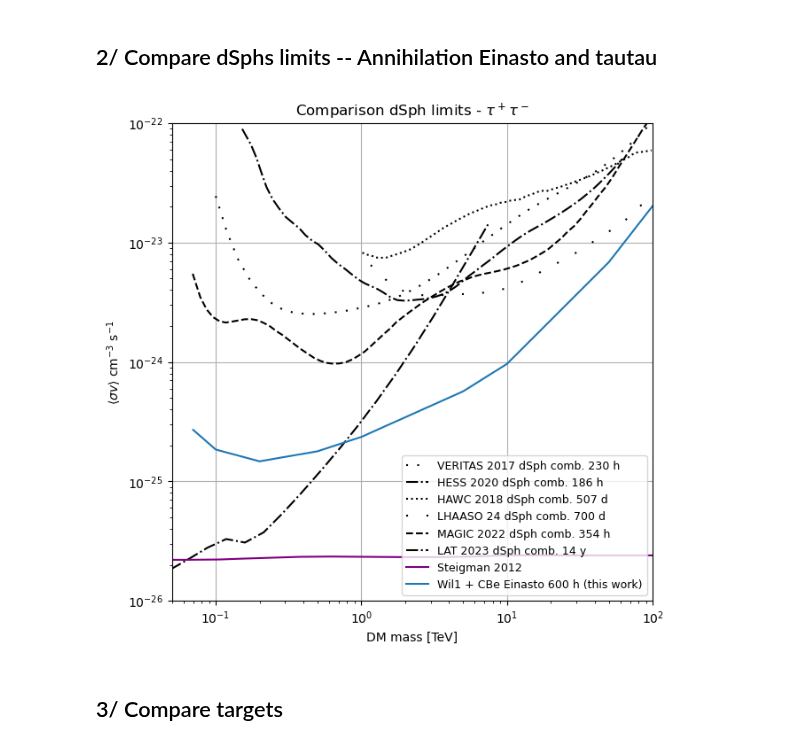
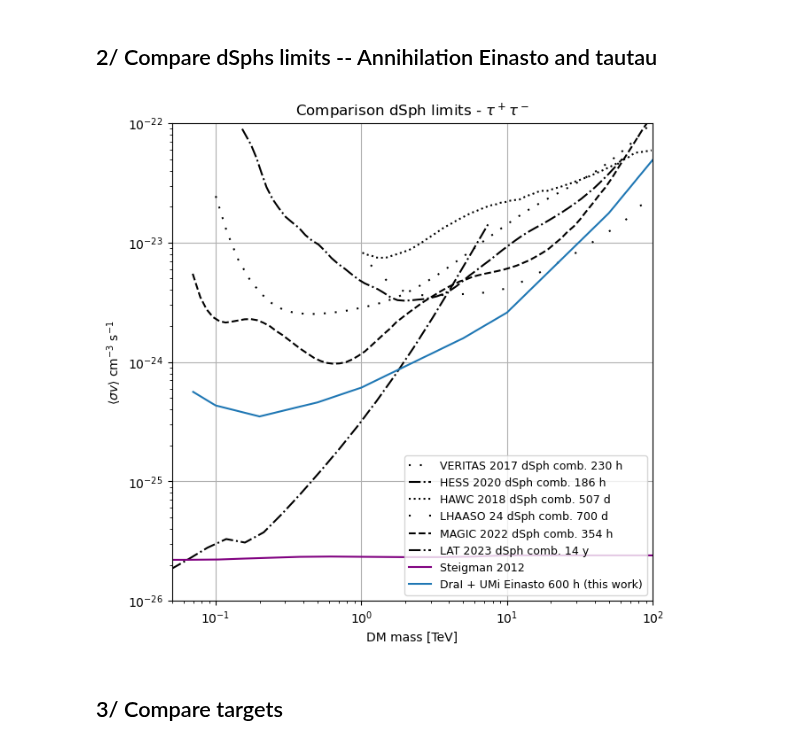
Before and after one commit to micheledoro/gDMbounds, a Jupyter notebook: sandbox/mdoro/makeplot_dsphKSP_compare_target.ipynb, the cells around one changed output. Saved outputs shown, nothing was run; the diff lists cells and outputs as text; code cells hidden in the pictures.

```diff
--- a/sandbox/mdoro/makeplot_dsphKSP_compare_target.ipynb
+++ b/sandbox/mdoro/makeplot_dsphKSP_compare_target.ipynb
@@ -30,7 +30,8 @@ veritas_17_mdsph_ann = ascii.read(pathb +  "veritas/veritas_2017_multidsph_ann_b
 
 #ctao_combined_ann_bb = ascii.read(path + "sandbox/temp/dsphksp_combined_Wil1_and_CBe_Einasto_600h_bb.csv")
 # %%
-ctao_combined_ann = pd.read_csv('sv_limits_quantiles/Combined_Annichilation_CBe_Wil1_T600.csv')
+#ctao_combined_ann = pd.read_csv('sv_limits_quantiles/Combined_Annichilation_CBe_Wil1_T600.csv')
+ctao_combined_ann = pd.read_csv('sv_limits_quantiles_files_wsj/Combined_Einasto_Annichilation_DraI_UMi_T600_wsj.csv')
 
 mask_ann_bb = (ctao_combined_ann['quantile'] == 0.5) & (ctao_combined_ann['profile']=="Einasto") & (ctao_combined_ann['ch']=='b')
 mask_ann_tautau = (ctao_combined_ann['quantile'] == 0.5) & (ctao_combined_ann['profile']=="Einasto") & (ctao_combined_ann['ch']=='tau')
@@ -90,33 +91,33 @@ veritas_17_mdsph_ann = ascii.read(pathb +  "veritas/veritas_2017_multidsph_ann_t
 # %%
 plt.figure(figsize=(7,7))
 plt.xlabel("DM mass [TeV]")
 plt.ylabel(r"$\langle\sigma v \rangle$ cm$^{-3}$ s$^{-1}$")
 plt.xlim(5e-2,1e2)
 plt.ylim(1e-26,1e-22)
 plt.title(r'Comparison dSph limits - $\tau^+\tau^-$')
 #plt.title(r'Comparison dSph limits - $b\bar{b}$')
 
 
 plt.loglog(veritas_17_mdsph_ann['mass']*1e-3,veritas_17_mdsph_ann['sigmav'],color='k',linestyle=(0, (1, 5)),label="VERITAS 2017 dSph comb. 230 h")
 plt.loglog(hess_20_mdsph_ann['mass']*1,hess_20_mdsph_ann['sigmav'],color='k',linestyle='dashdot',label="HESS 2020 dSph comb. 186 h")
 plt.loglog(hawc_18_mdsph_ann['mass']*1,hawc_18_mdsph_ann['sigmav'],color='k',linestyle='dotted',label="HAWC 2018 dSph comb. 507 d")
 plt.loglog(lhaaso_24_mdsph_ann['mass'],lhaaso_24_mdsph_ann['sigmav'],color='k',linestyle=(0, (1, 10)),label="LHAASO 24 dSph comb. 700 d")
 plt.loglog(magic_22_mdsph_ann['mass']*1e-3,magic_22_mdsph_ann['sigmav'],color='k',linestyle='dashed',label="MAGIC 2022 dSph comb. 354 h")
 plt.loglog(fermi_23_mdsph_ann['mass']*1e-3,fermi_23_mdsph_ann['sigmav'],color='k',linestyle='dashdot',label="LAT 2023 dSph comb. 14 y")
 
 plt.loglog(steigman['mass']*1e-3,steigman['sigmav'],color='purple',label="Steigman 2012")
 #plt.fill_between(steigman['mass']*1e-3, 1e-28, steigman['sigmav'],color='tab:purple',alpha=0.2,label="Steigman 2020")
 
-plt.loglog(ctao_combined_ann_tautau['mass']*1e-3,ctao_combined_ann_tautau['sigma_v'],label="Wil1 + CBe Einasto 600 h (this work)")
+plt.loglog(ctao_combined_ann_tautau['mass']*1e-3,ctao_combined_ann_tautau['sigma_v'],label="DraI + UMi Einasto 600 h (this work)")
 
 
 plt.grid()
 #plt.legend(loc="best",ncol=2)
 plt.legend(loc="lower right",ncol=1, fontsize="9")
 
 plt.savefig("plot_comparedsphs_ann_einasto_tautau.png")
 # %% [output]
-[figure, old version]
+[figure, new version]
 # %% [markdown]
 ## 3/ Compare targets
 # %%
```
Also changed, not shown: parts of 6 cells of this notebook.
